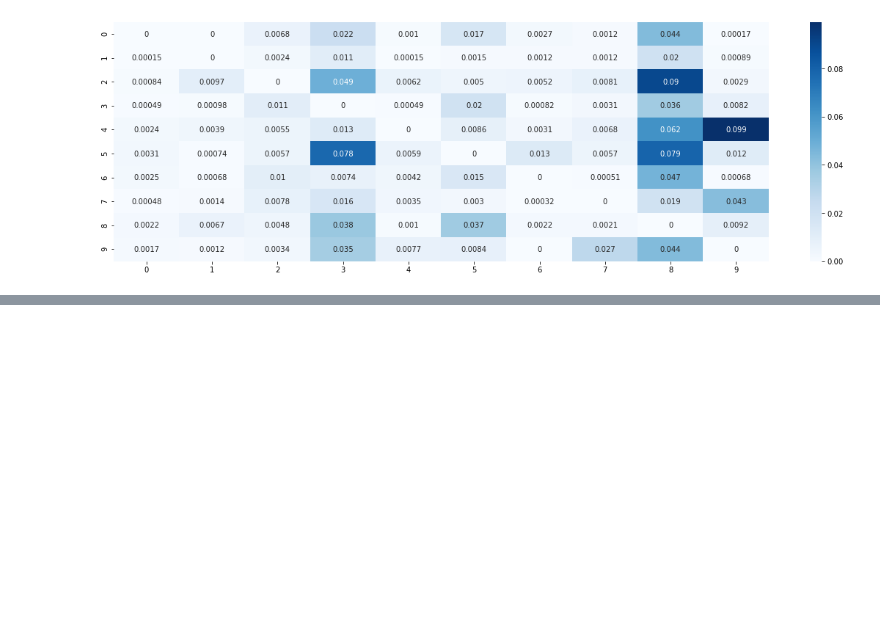
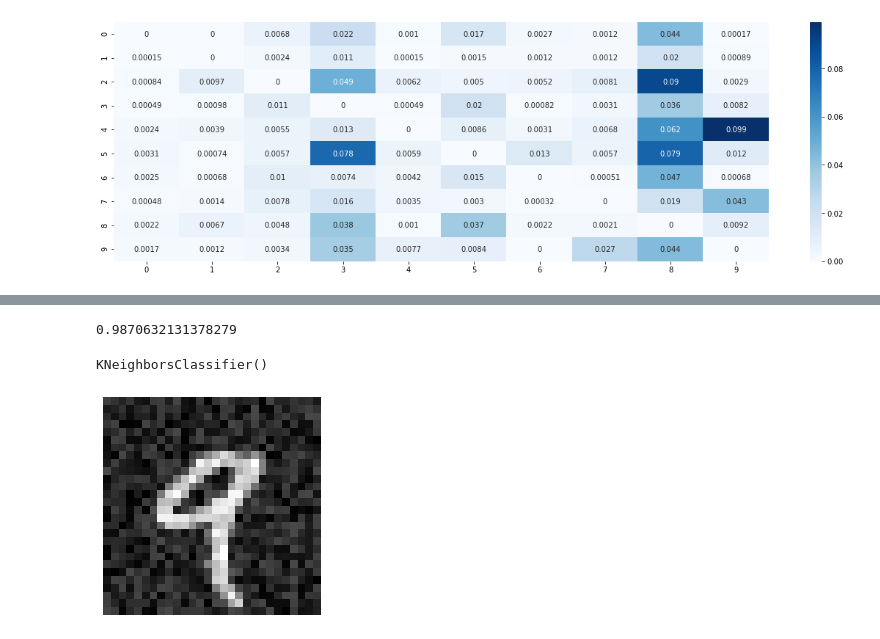
Before and after one commit to MarcelDeSutter/udemy_machine_learning, a Jupyter notebook: notebooks/01-03_Beispielprojekt_Klassifikation.ipynb, the cells around one changed output, grey strips where cells are left out. Cells and saved outputs as stored; diff of their text form; code cells hidden in the pictures; blank space fills up the shorter version.

```diff
--- a/notebooks/01-03_Beispielprojekt_Klassifikation.ipynb
+++ b/notebooks/01-03_Beispielprojekt_Klassifikation.ipynb
@@ -487,3 +455,12 @@ plt.figure(figsize = (20, 6))
 sns.heatmap(norm_cf_matrix, annot = True, cmap = "Blues");
 # %% [output]
 [figure]
+# %%
+from sklearn.neighbors import KNeighborsClassifier
+
+y_train_upper = (y_train >= 5)
+y_train_even = (y_train % 2 == 0)
+y_multilabel = np.c_[y_train_upper, y_train_even]
+
+knn_clf = KNeighborsClassifier()
+knn_clf.fit(X_train, y_multilabel)
@@ -489,0 +479,18 @@ sns.heatmap(norm_cf_matrix, annot = True, cmap = "Blues");
+# %%
+# nur die ersten tausend Digits, damit es schneller geht
+y_multilabel_preds = knn_clf.predict(X_train[:1000])
+f1_score(y_multilabel[:1000], y_multilabel_preds, average = "macro")
+# %% [output]
+0.9870632131378279
+# %%
+X_train_noisy = X_train + np.random.randint(0, 100, (len(X_train), 784))
+knn_clf.fit(X_train_noisy, X_train)
+# %% [output]
+KNeighborsClassifier()
+# %%
+sample = X_train_noisy[4]
+clean_sample = knn_clf.predict([sample])
+# %%
+visualize_digit(sample)
+# %% [output]
+[figure, added]
```
Also changed, not shown: parts of 12 cells of this notebook, 1 other file.
